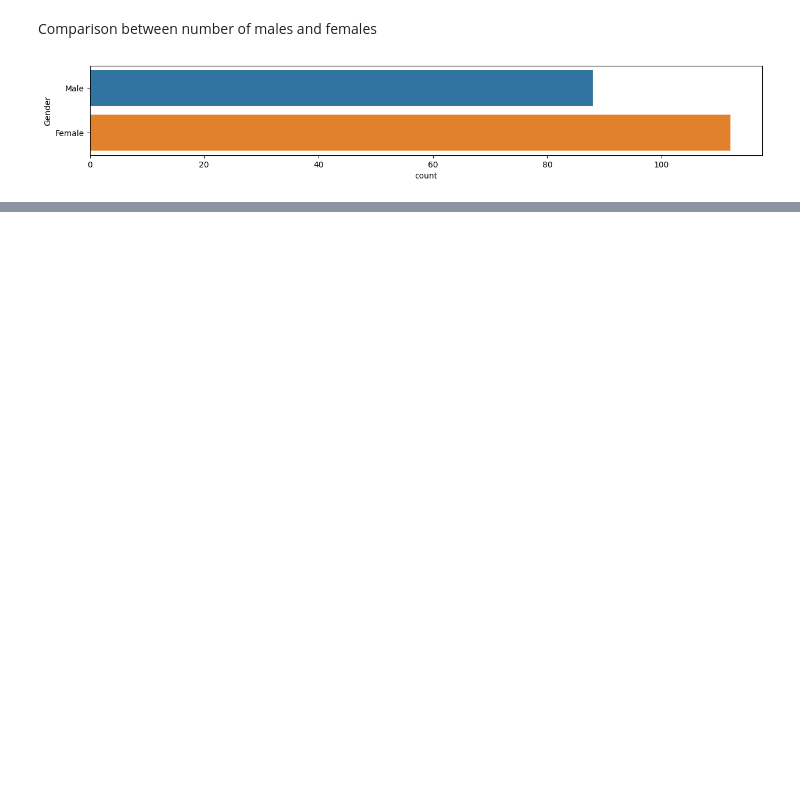
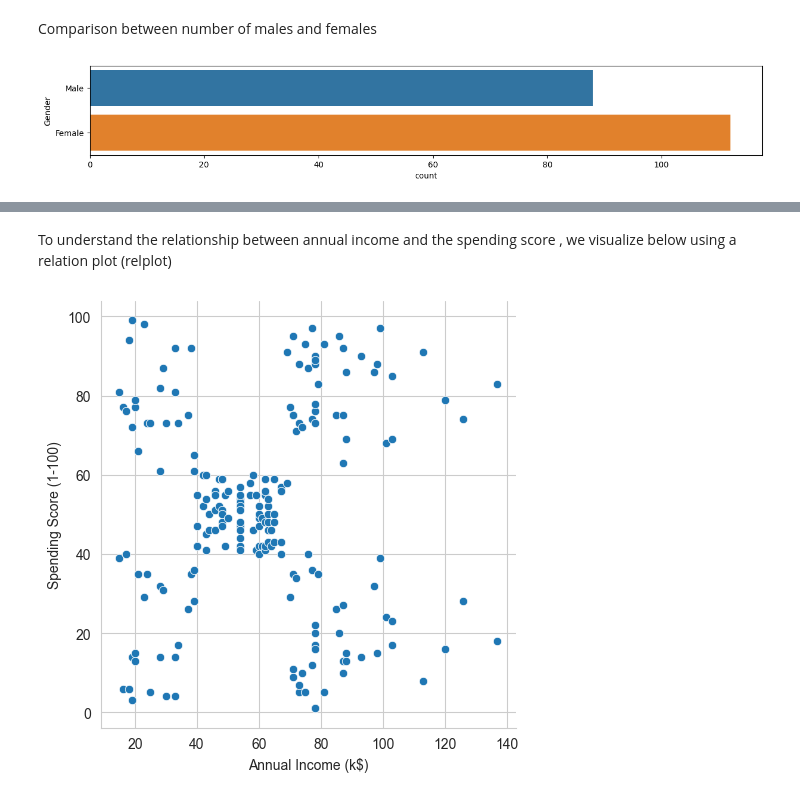
Before and after one commit to anzykenya/Customer-Segmenation, a Jupyter notebook: MallSegmentation.ipynb, the cells around one changed output, grey strips where cells are left out. Cells and saved outputs as stored; diff of their text form; code cells hidden in the pictures; blank space fills up the shorter version.

```diff
--- a/MallSegmentation.ipynb
+++ b/MallSegmentation.ipynb
@@ -112,0 +155,7 @@ plt.show()
+# %% [markdown]
+To understand the relationship between annual income and the spending score , we visualize below using a relation plot (relplot)
+# %%
+sns.relplot(x="Annual Income (k$)" , y= "Spending Score (1-100)" , data= df)
+plt.show()
+# %% [output]
+[figure, added]
```
Also changed, not shown: parts of 13 cells of this notebook.
